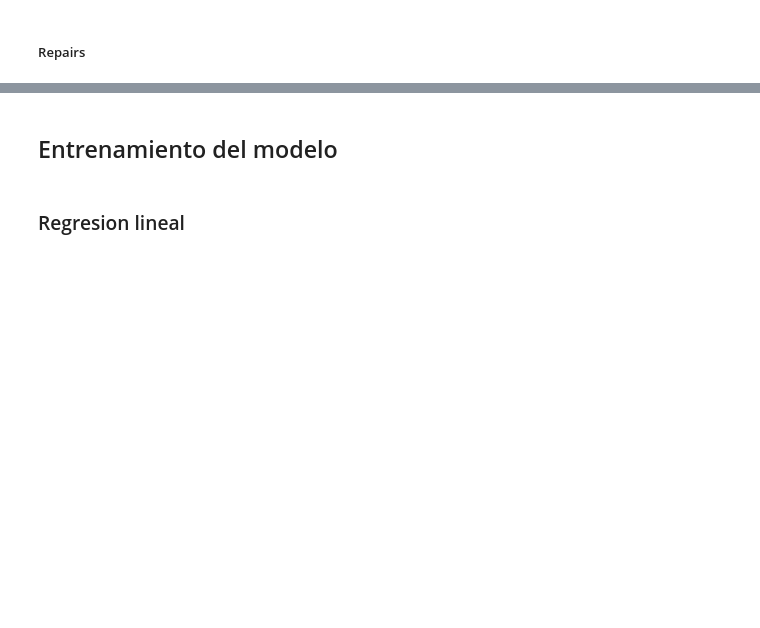
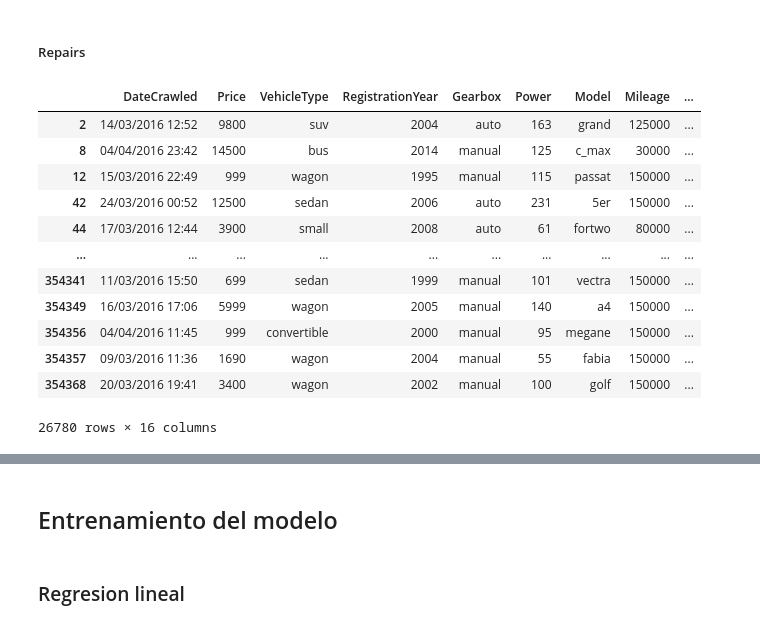
Before and after one commit to Fernandojbf123/model_training_vehicles_usa, a Jupyter notebook: main.ipynb, the cells around one changed output, grey strips where cells are left out. Saved outputs shown, nothing was run; the diff lists cells and outputs as text; code cells hidden in the pictures; blank space fills up the shorter version.

```diff
--- a/main.ipynb
+++ b/main.ipynb
@@ -137,7 +292,21 @@ len(df_filtrado)
 # %% [markdown]
 ##### Repairs
 # %%
-df_filtrado["NotRepaired"].isna()
+df_filtrado[df_filtrado["NotRepaired"].isna()]
+# %% [output]
+|  | DateCrawled | Price | VehicleType | RegistrationYear | Gearbox | Power | Model | Mileage | ... |
+| 2 | 14/03/2016 12:52 | 9800 | suv | 2004 | auto | 163 | grand | 125000 | ... |
+| 8 | 04/04/2016 23:42 | 14500 | bus | 2014 | manual | 125 | c_max | 30000 | ... |
+| 12 | 15/03/2016 22:49 | 999 | wagon | 1995 | manual | 115 | passat | 150000 | ... |
+| 42 | 24/03/2016 00:52 | 12500 | sedan | 2006 | auto | 231 | 5er | 150000 | ... |
+| 44 | 17/03/2016 12:44 | 3900 | small | 2008 | auto | 61 | fortwo | 80000 | ... |
+| ... | ... | ... | ... | ... | ... | ... | ... | ... | ... |
+| 354341 | 11/03/2016 15:50 | 699 | sedan | 1999 | manual | 101 | vectra | 150000 | ... |
+| 354349 | 16/03/2016 17:06 | 5999 | wagon | 2005 | manual | 140 | a4 | 150000 | ... |
+| 354356 | 04/04/2016 11:45 | 999 | convertible | 2000 | manual | 95 | megane | 150000 | ... |
+| 354357 | 09/03/2016 11:36 | 1690 | wagon | 2004 | manual | 55 | fabia | 150000 | ... |
+| 354368 | 20/03/2016 19:41 | 3400 | wagon | 2002 | manual | 100 | golf | 150000 | ... |
+26780 rows × 16 columns
 # %%
 df_filtrado["NotRepaired"] = df_filtrado["NotRepaired"].fillna("no") # Reemplazar valores ausentes por "No"
 df_filtrado["NotRepaired"].unique()
```
Also changed, not shown: parts of 23 cells of this notebook, 2 other files.
